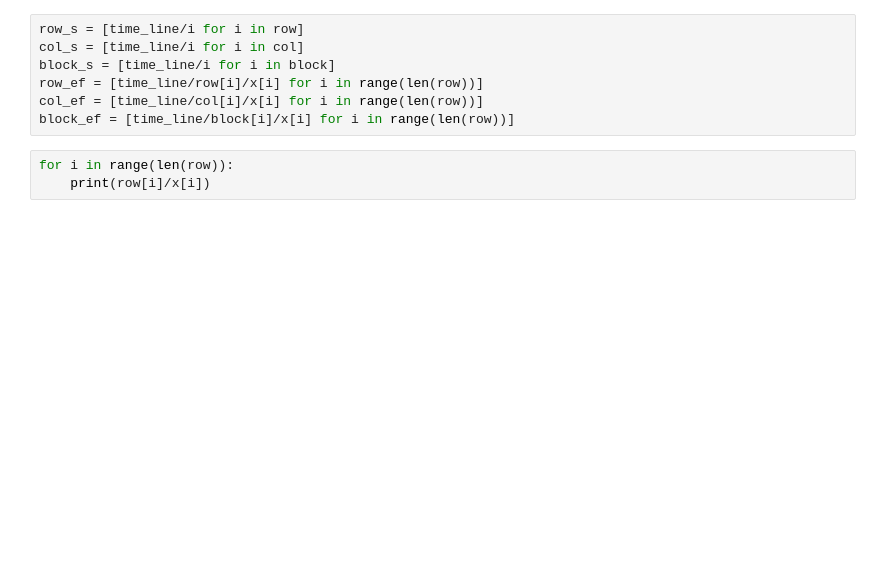
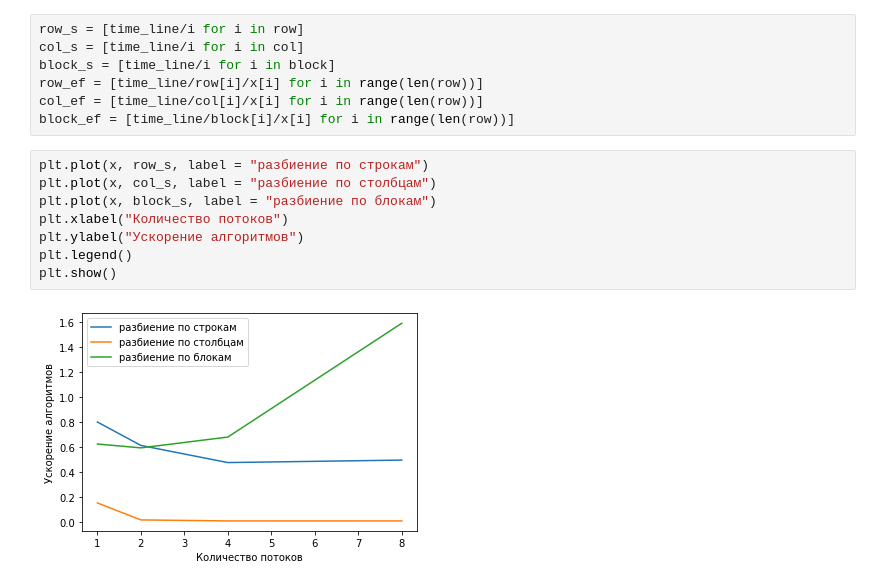
Before and after one commit to LevBugrov/mult_matrix, a Jupyter notebook: graphics.ipynb, the cells around one changed output. Saved outputs shown, nothing was run; the diff lists cells and outputs as text; blank space fills up the shorter version.

```diff
--- a/graphics.ipynb
+++ b/graphics.ipynb
@@ -35,6 +29,13 @@ block_s = [time_line/i for i in block]
 row_ef = [time_line/row[i]/x[i] for i in range(len(row))]
 col_ef = [time_line/col[i]/x[i] for i in range(len(row))]
 block_ef = [time_line/block[i]/x[i] for i in range(len(row))]
-# %%
-for i in range(len(row)):
-    print(row[i]/x[i])
+# %%
+plt.plot(x, row_s, label = "разбиение по строкам")
+plt.plot(x, col_s, label = "разбиение по столбцам")
+plt.plot(x, block_s, label = "разбиение по блокам")
+plt.xlabel("Количество потоков")
+plt.ylabel("Ускорение алгоритмов")
+plt.legend()
+plt.show()
+# %% [output]
+[figure, added]
```
Also changed, not shown: parts of 3 cells of this notebook.
